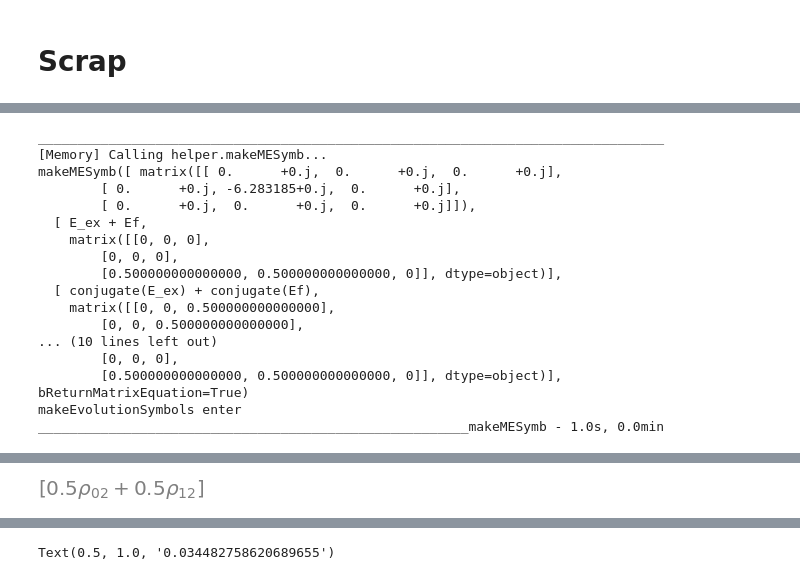
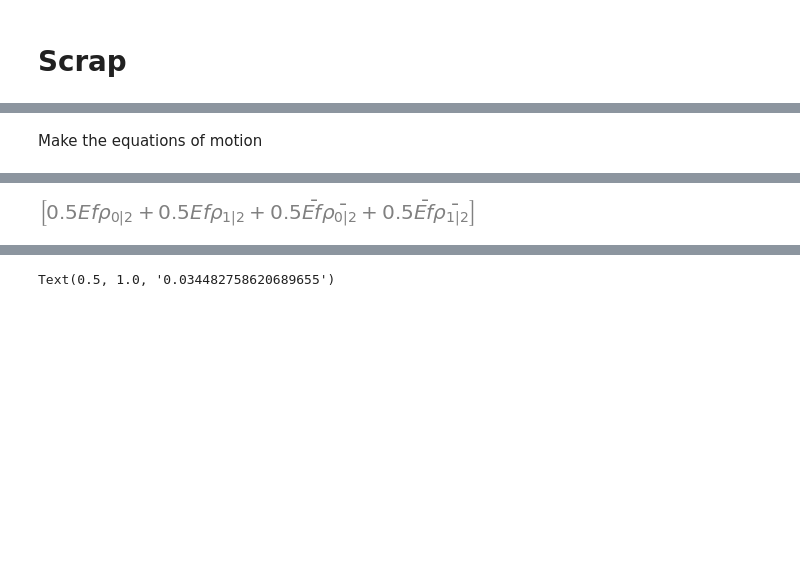
Before and after one commit to morgatron/spylind, a Jupyter notebook: examples/Solving master equations .ipynb, the cells around one changed output, grey strips where cells are left out. Cells and saved outputs as stored; diff of their text form; code cells hidden in the pictures; blank space fills up the shorter version.

```diff
--- a/examples/Solving master equations .ipynb
+++ b/examples/Solving master equations .ipynb
@@ -771,10 +770,5 @@ NameError: name 'constructHamiltonian' is not defined
 # %%
-H0, [EinS, H1a], ([DeltaS, Hdet],), c_opL = h.constructHamiltonian([0,1], [0], osc_strengths=1,
-                        T1_opt=1, br_ratio=[1,1])
-#H1a*=2
+#
+H0, [EinS, dest], [DeltaS, Hdet], c_opL=h.makeBlochOperators(gsEnergies= [0,1], esEnergies=[0], osc_strengths=np.array([[1],[1]]) ,
+                        T1_opt=2)
+H_desc = [H0, (EinS, dest), (sm.conjugate(EinS), dest.H), (DeltaS, Hdet) ]
-# %%
-zS, EexS = sm.symbols("z, E_ex")
-H1a = np.matrix(sm.Matrix(np.tril(H1a, 0)).subs(EinS,1))
-H1b = H1a.T.conj()
-H_desc = [H0, [EexS+EinS, H1a], [sm.conjugate(EexS) + sm.conjugate(EinS), H1b], (DeltaS, Hdet) ]
-display(H_desc, c_opL, H1a, H1b)
@@ -809,21 +775,6 @@ matrix([[0, 0, 0.500000000000000],
+# %% [markdown]
+Make the equations of motion
 # %%
-eq, ex_vals=h.makeMESymb(H_desc, c_opL=c_opL, e_opL = [H1a], bReturnMatrixEquation=True)
+eq, ex_vals=h.makeMESymb(H_desc, c_opL=c_opL, e_opL = [dest], bReturnMatrixEquation=True)
 display(eq, ex_vals)
 # %% [output]
-________________________________________________________________________________
-[Memory] Calling helper.makeMESymb...
-makeMESymb([ matrix([[ 0.      +0.j,  0.      +0.j,  0.      +0.j],
-        [ 0.      +0.j, -6.283185+0.j,  0.      +0.j],
-        [ 0.      +0.j,  0.      +0.j,  0.      +0.j]]),
-  [ E_ex + Ef,
-    matrix([[0, 0, 0],
-        [0, 0, 0],
-        [0.500000000000000, 0.500000000000000, 0]], dtype=object)],
-  [ conjugate(E_ex) + conjugate(Ef),
-    matrix([[0, 0, 0.500000000000000],
-        [0, 0, 0.500000000000000],
-... (10 lines left out)
-        [0, 0, 0],
-        [0.500000000000000, 0.500000000000000, 0]], dtype=object)], bReturnMatrixEquation=True)
-makeEvolutionSymbols enter
-_______________________________________________________makeMESymb - 1.0s, 0.0min
@@ -831 +782 @@ $\displaystyle \left[\begin{matrix}\rho_{00} & \rho_{01} & \rho_{02}\\\overline{
-[figure, old version]
+[figure, new version]
```
Also changed, not shown: parts of 23 cells of this notebook, 6 other files.
